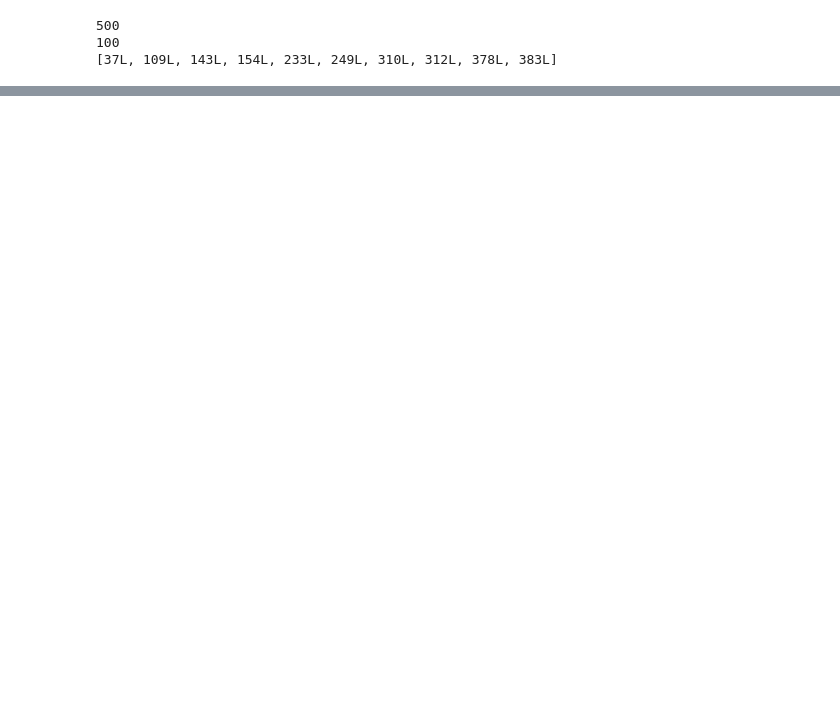
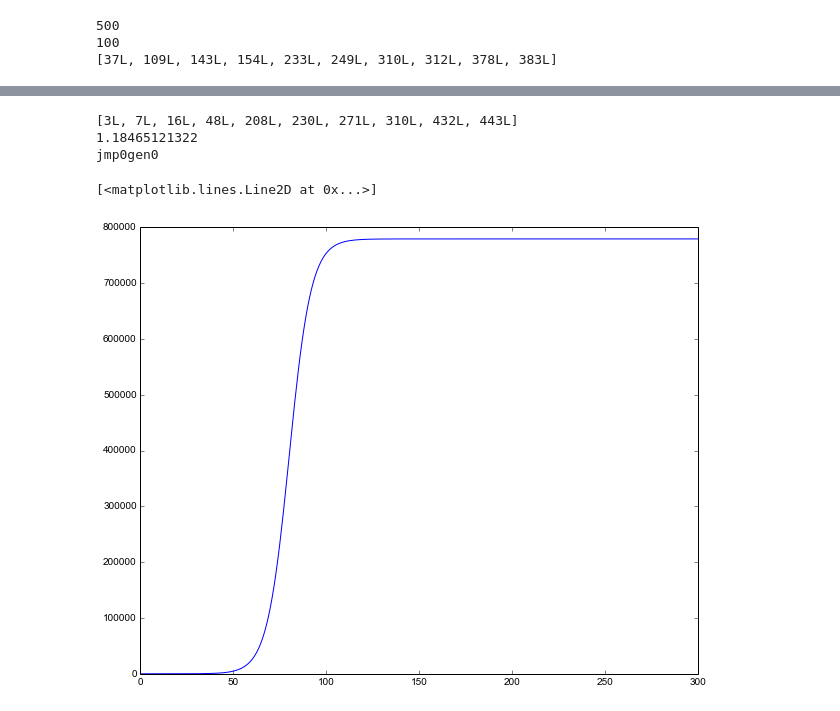
Before and after one commit to Host-pathogen-evol/Genome-Size-Evolution-Project, a Jupyter notebook: NBS/ModelFunctionsTest.ipynb, the cells around one changed output, grey strips where cells are left out. Cells and saved outputs as stored; diff of their text form; code cells hidden in the pictures; blank space fills up the shorter version.

```diff
--- a/NBS/ModelFunctionsTest.ipynb
+++ b/NBS/ModelFunctionsTest.ipynb
@@ -34,7 +34,7 @@ Prms=[B,Lwn,lnmean]
 NBo=10000.0 #LENGTH FOR REPEATS
 Neff=5
 b=1.0 #Saturation Parameter, check an tune this
-Nh=b*5000000
+Nh=5000000
 ######################################
 H={} #Hosts
 #HPk Host-Pathogen Matrices
@@ -335,0 +334,36 @@ print nxtr
+# %%
+#PopDyn
+print ho
+print Fo
+#mda.prtgenome.PRTGENOME(po)
+Nr={}
+Gr={}
+Fr={}
+Tr={}
+#####
+sna="jmp"+str(0)+"gen"+str(0)
+print sna
+Nr[sna]=1.0
+Fr[sna]=Fo
+
+Nt=[]
+Nt.append(Nr[sna])
+for tngen in range(300):
+    Nrx={}
+    Nrx=Nr
+    Nr=mda.popupdate.POPUPDATE(Fr,Nrx,Nh,b)
+    Nt.append(Nr[sna])
+# %% [output]
+[3L, 7L, 16L, 48L, 208L, 230L, 271L, 310L, 432L, 443L]
+1.18465121322
+jmp0gen0
+# %%
+import math as mth
+import numpy as np
+import matplotlib.pyplot as plt
+
+fig = plt.figure(figsize=(10, 8))
+plt.plot(Nt)
+# %% [output]
+[<matplotlib.lines.Line2D at 0x...>]
+[figure, added]
```
Also changed, not shown: parts of 11 cells of this notebook, 1 other file.
